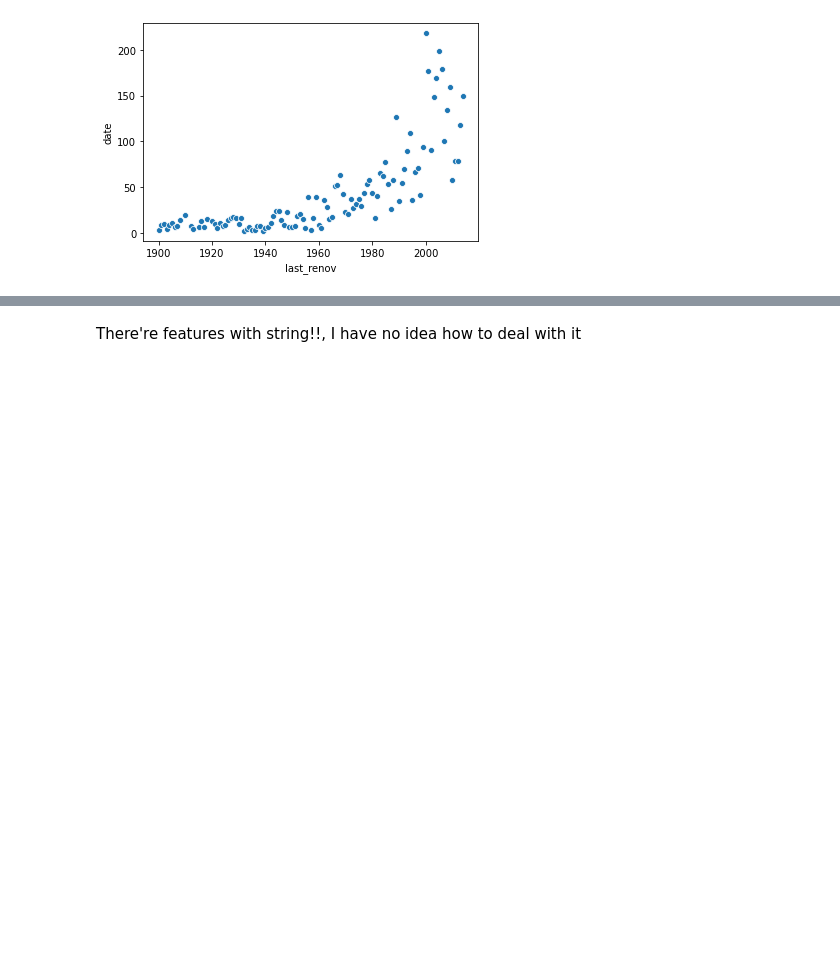
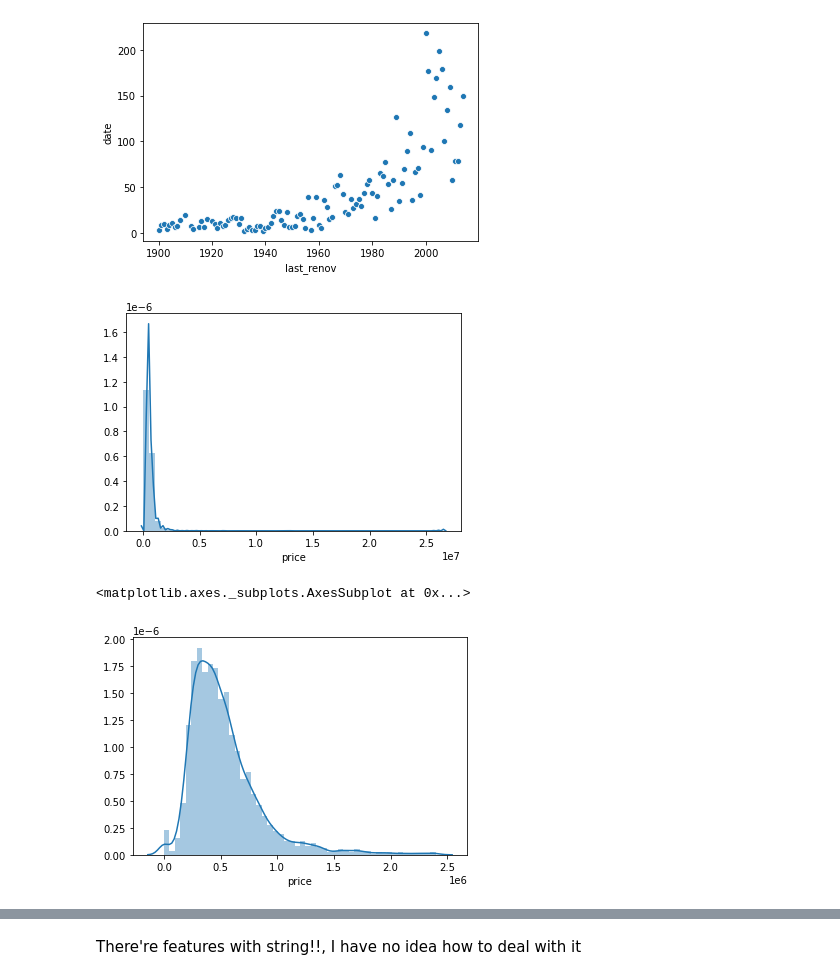
Before and after one commit to CodeSigma/Learn-Data-Science, a Jupyter notebook: house-pricing.ipynb, the cells around one changed output, grey strips where cells are left out. Drawn from its saved outputs; the diff is of its cells as text; code cells hidden in the pictures; blank space fills up the shorter version.

```diff
--- a/house-pricing.ipynb
+++ b/house-pricing.ipynb
@@ -169,3 +249,13 @@ sns.scatterplot(x=idx, y ='date', data= df.groupby("last_renov").count())
 # %% [output]
 <matplotlib.axes._subplots.AxesSubplot at 0x...>
 [figure]
+# %%
+df.drop(["street", "date", "country", "yr_built", "yr_renovated"],axis = 1, inplace = True)
+# %%
+sns.distplot(df.price)
+plt.show()
+sns.distplot(df[df.price <= df.price.quantile(.995)].price)
+# %% [output]
+[figure, added]
+<matplotlib.axes._subplots.AxesSubplot at 0x...>
+[figure, added]
```
Also changed, not shown: parts of 37 cells of this notebook.
